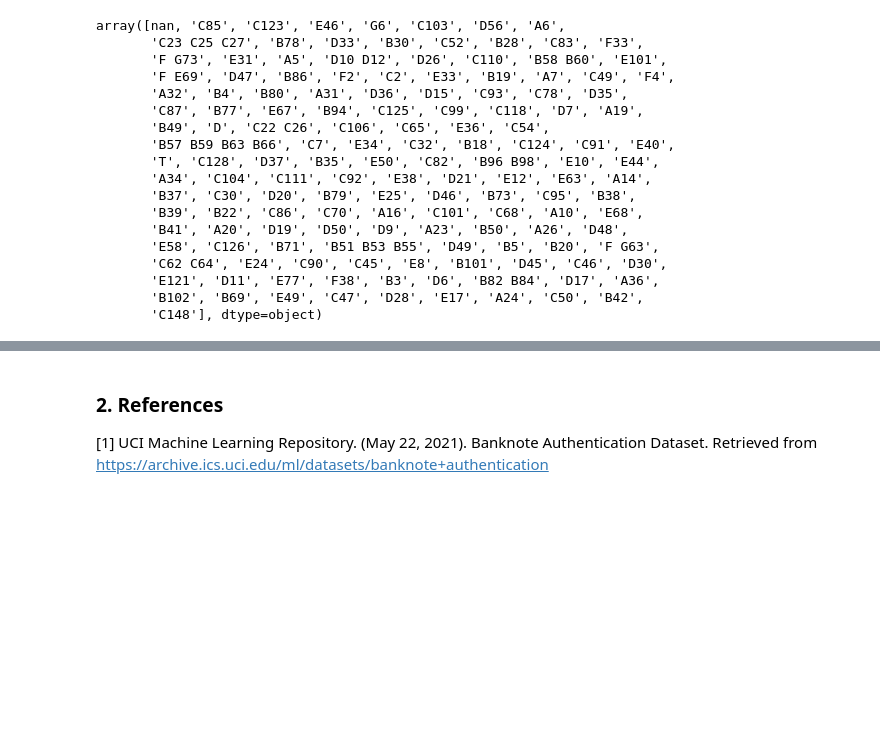
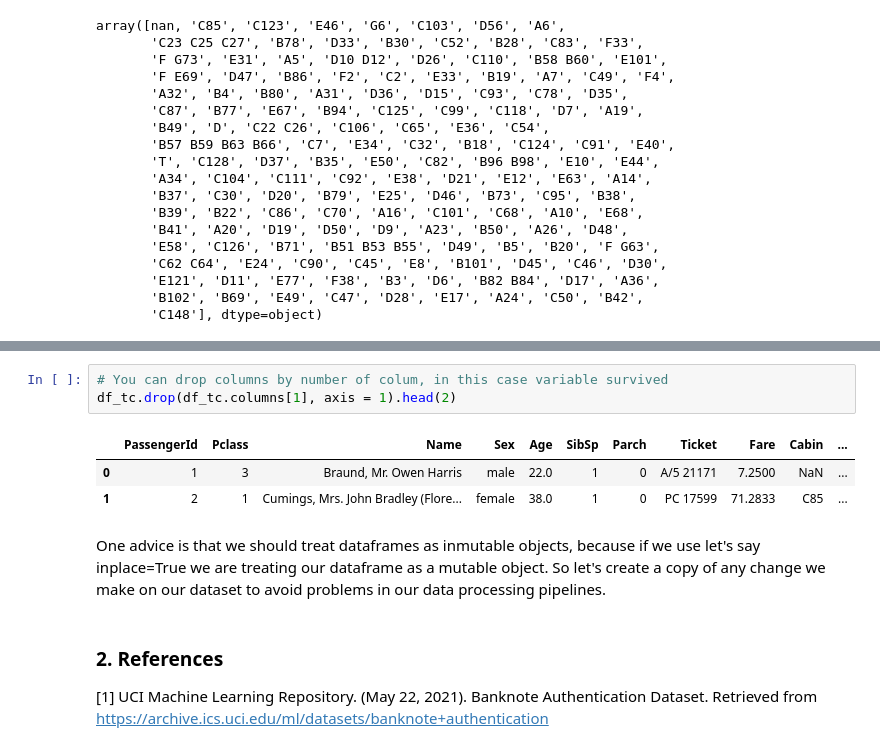
Before and after one commit to alexismenanieves/Pandas_Practice, a Jupyter notebook: Pandas_Practice_Notebook.ipynb, the cells around one changed output, grey strips where cells are left out. Cells and saved outputs as stored; diff of their text form; blank space fills up the shorter version.

```diff
--- a/Pandas_Practice_Notebook.ipynb
+++ b/Pandas_Practice_Notebook.ipynb
@@ -247,3 +306,12 @@ array([nan, 'C85', 'C123', 'E46', 'G6', 'C103', 'D56', 'A6',
+# %%
+# You can drop columns by number of colum, in this case variable survived
+df_tc.drop(df_tc.columns[1], axis = 1).head(2)
+# %% [output]
+|  | PassengerId | Pclass | Name | Sex | Age | SibSp | Parch | Ticket | Fare | Cabin | ... |
+| 0 | 1 | 3 | Braund, Mr. Owen Harris | male | 22.0 | 1 | 0 | A/5 21171 | 7.2500 | NaN | ... |
+| 1 | 2 | 1 | Cumings, Mrs. John Bradley (Flore... | female | 38.0 | 1 | 0 | PC 17599 | 71.2833 | C85 | ... |
+# %% [markdown]
+One advice is that we should treat dataframes as inmutable objects, because if we use let's say inplace=True we are treating our dataframe as a mutable object. So let's create a copy of any change we make on our dataset to avoid problems in our data processing pipelines.
 # %% [markdown]
 ### 2. References
 
```
Also changed, not shown: parts of 11 cells of this notebook.
